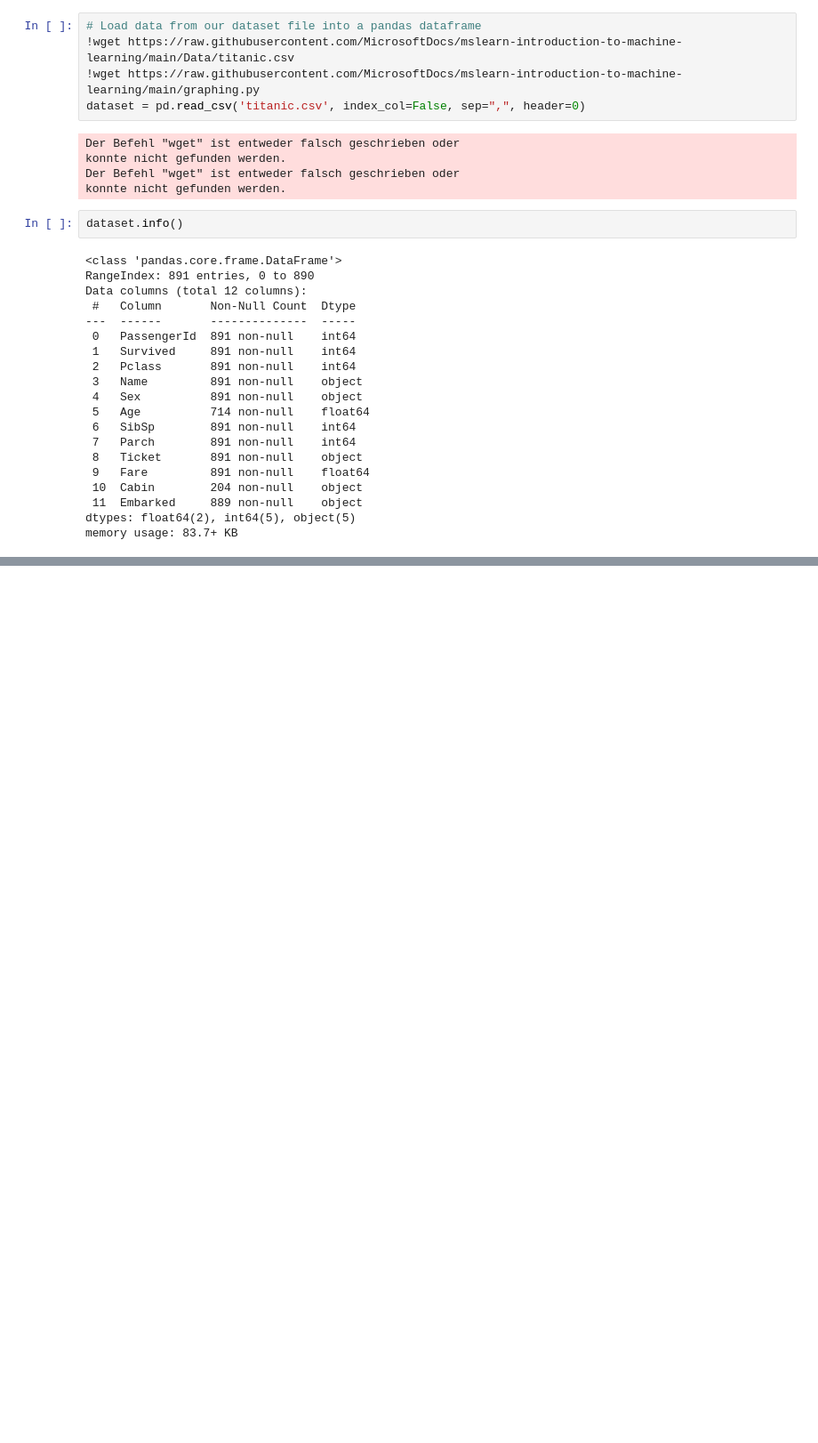
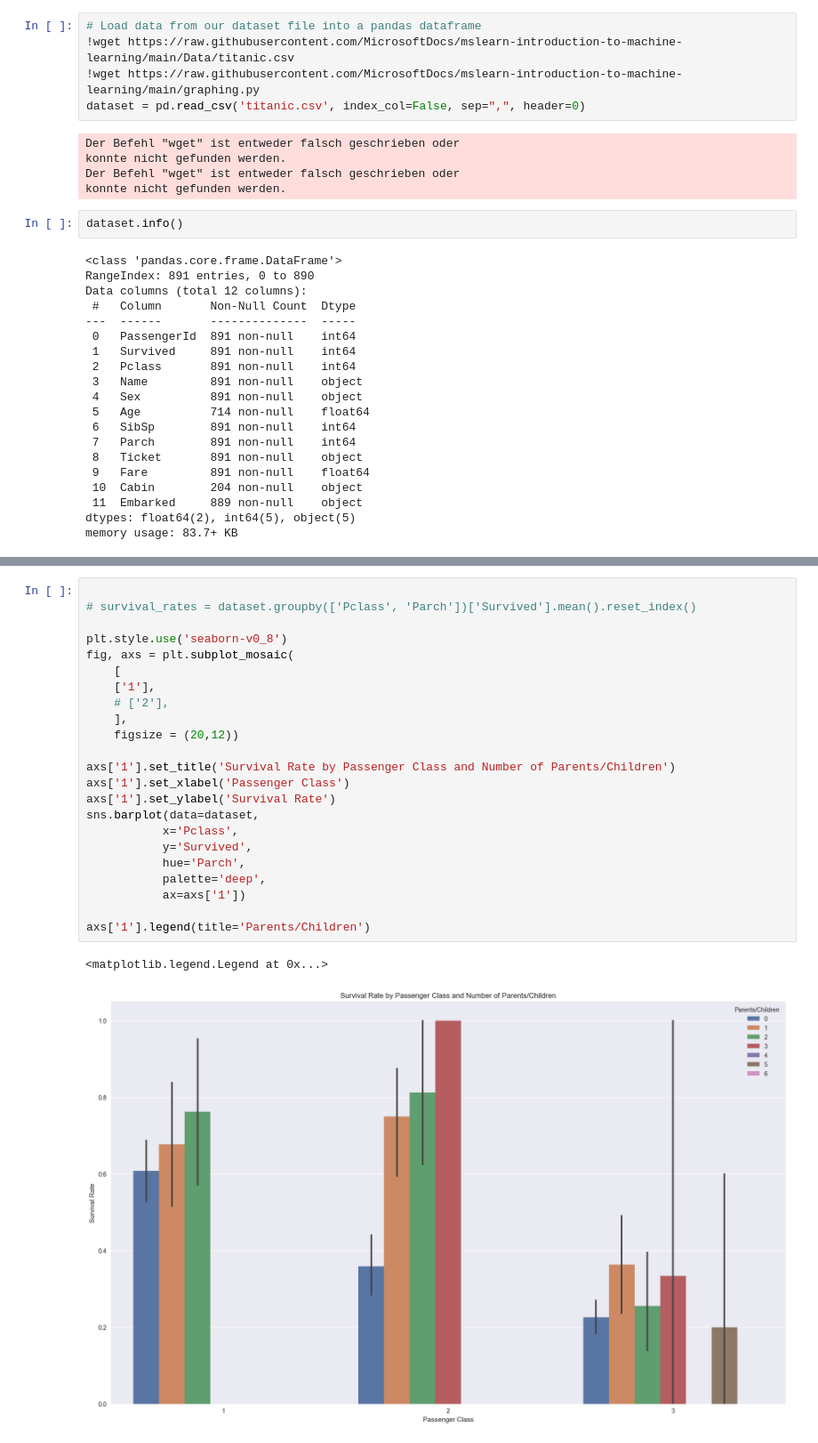
Before and after one commit to Iakithega/dp100_ds_associate_azure, a Jupyter notebook: 1_ml_foundations/module_1_3_data_preparation/1_3_5_categorical_data.ipynb, the cells around one changed output, grey strips where cells are left out. Shown: that part at 89% size. Cells and saved outputs as stored; diff of their text form; blank space fills up the shorter version.

Commit message:
changed graphing to plotly functions

```diff
--- a/1_ml_foundations/module_1_3_data_preparation/1_3_5_categorical_data.ipynb
+++ b/1_ml_foundations/module_1_3_data_preparation/1_3_5_categorical_data.ipynb
@@ -89,2 +93,28 @@ graphing.multiple_histogram(dataset,
+# %%
+
+# survival_rates = dataset.groupby(['Pclass', 'Parch'])['Survived'].mean().reset_index()
+
+plt.style.use('seaborn-v0_8')
+fig, axs = plt.subplot_mosaic(
+    [
+    ['1'],
+    # ['2'],
+    ],
+    figsize = (20,12))
+
+axs['1'].set_title('Survival Rate by Passenger Class and Number of Parents/Children')
+axs['1'].set_xlabel('Passenger Class')
+axs['1'].set_ylabel('Survival Rate')
+sns.barplot(data=dataset,
+           x='Pclass',
+           y='Survived',
+           hue='Parch',
+           palette='deep',
+           ax=axs['1'])
+
+axs['1'].legend(title='Parents/Children')
+# %% [output]
+<matplotlib.legend.Legend at 0x...>
+[figure, added]
 # %%
 
```
Also changed, not shown: parts of 8 cells of this notebook.
